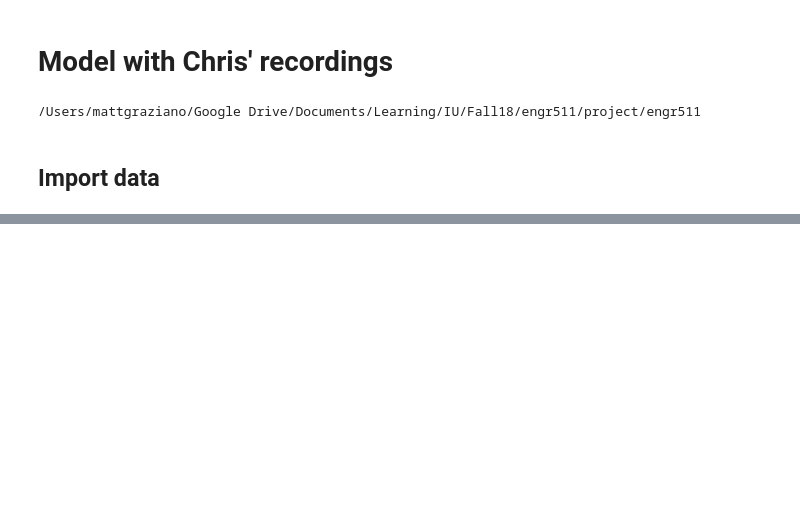
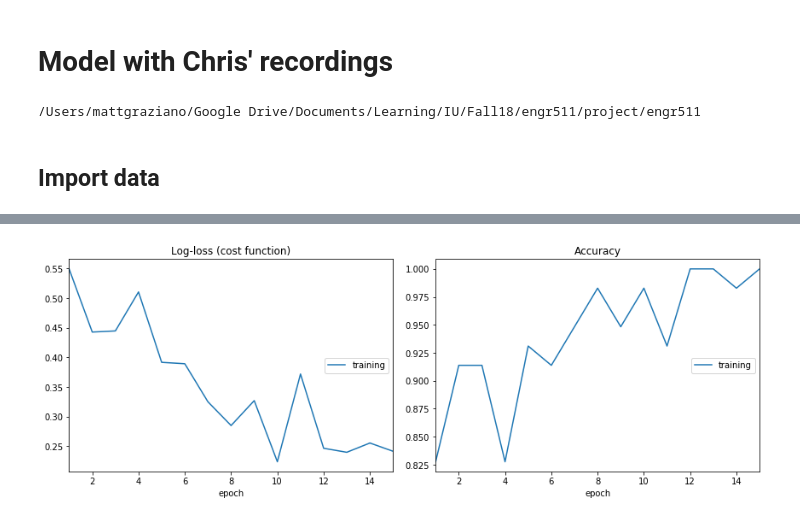
Before and after one commit to MattGraz/engr511, a Jupyter notebook: notebooks/generated_chord_model.ipynb, the cells around one changed output, grey strips where cells are left out. Drawn from its saved outputs; the diff is of its cells as text; code cells hidden in the pictures; blank space fills up the shorter version.

```diff
--- a/notebooks/generated_chord_model.ipynb
+++ b/notebooks/generated_chord_model.ipynb
@@ -407,0 +492,7 @@ array([-9.6154004e-08, -1.5651818e-05,  1.6246360e-06, ...,
+# %%
+# Get y categories
+y_train = [i.split('/')[2] for i in recording_filenames]
+
+le_chord_structure = LabelEncoder()
+le_chord_structure.fit(y_train)
+y_train_int = to_categorical(le_chord_structure.transform(y_train))
@@ -407,0 +501,17 @@ array([-9.6154004e-08, -1.5651818e-05,  1.6246360e-06, ...,
+# %%
+in_data = Input(shape=(x_train.shape[1], ))
+
+lay1 = Dense(50, activation='relu')(in_data)
+lay1 = BatchNormalization()(lay1)
+
+lay2 = Dense(50, activation='relu')(lay1)
+lay2 = BatchNormalization()(lay2)
+
+output = Dense(y_train_int.shape[1], activation = "softmax")(lay2)
+
+model = Model(inputs=[in_data],
+              outputs=[output])
+
+model.compile(optimizer=keras.optimizers.Adam(),
+              loss="categorical_crossentropy",
+              metrics=['acc'])
@@ -407,0 +540,8 @@ array([-9.6154004e-08, -1.5651818e-05,  1.6246360e-06, ...,
+# %%
+history = model.fit([x_train],
+                    [y_train_int],
+                    epochs=15,
+                    batch_size=16,
+                    callbacks=[PlotLossesKeras()])
+# %% [output]
+[figure, added]
```
Also changed, not shown: parts of 31 cells of this notebook, 2 other files.
